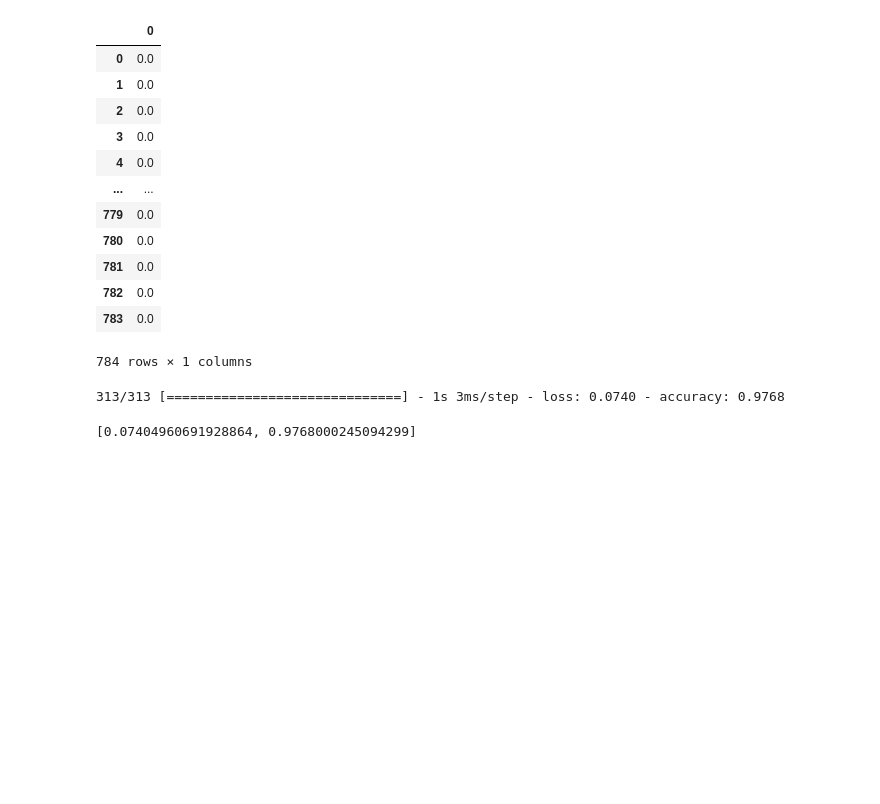
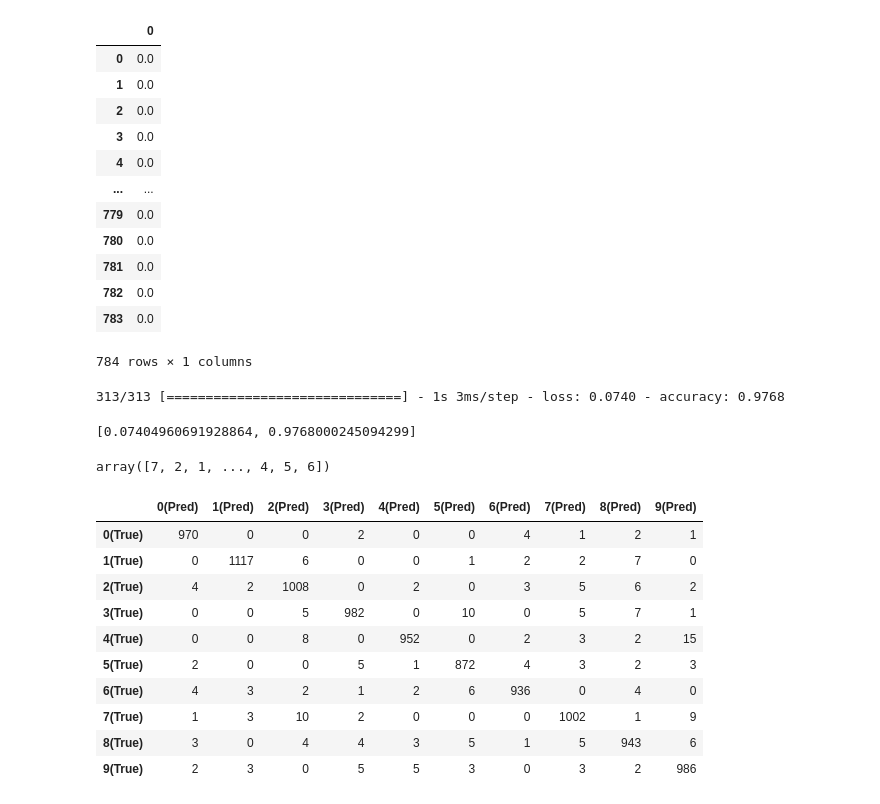
Before and after one commit to Elwing-Chou/ml1206, a Jupyter notebook: mlp.ipynb, the cells around one changed output. Drawn from its saved outputs; the diff is of its cells as text; code cells hidden in the pictures; blank space fills up the shorter version.

```diff
--- a/mlp.ipynb
+++ b/mlp.ipynb
@@ -130,3 +130,27 @@ model.evaluate(x_test_norm, y_test_cat)
 # %% [output]
 313/313 [==============================] - 1s 3ms/step - loss: 0.0740 - accuracy: 0.9768
 [0.07404960691928864, 0.9768000245094299]
+# %%
+pre = model.predict(x_test_norm).argmax(axis=1)
+pre
+# %% [output]
+array([7, 2, 1, ..., 4, 5, 6])
+# %%
+# tensorflow: y_train_cat sklearn: y_train
+from sklearn.metrics import confusion_matrix
+mat = confusion_matrix(y_test, pre)
+pd.DataFrame(mat,
+             index=["{}(True)".format(i) for i in range(10)],
+             columns=["{}(Pred)".format(i) for i in range(10)])
+# %% [output]
+|  | 0(Pred) | 1(Pred) | 2(Pred) | 3(Pred) | 4(Pred) | 5(Pred) | 6(Pred) | 7(Pred) | 8(Pred) | 9(Pred) |
+| 0(True) | 970 | 0 | 0 | 2 | 0 | 0 | 4 | 1 | 2 | 1 |
+| 1(True) | 0 | 1117 | 6 | 0 | 0 | 1 | 2 | 2 | 7 | 0 |
+| 2(True) | 4 | 2 | 1008 | 0 | 2 | 0 | 3 | 5 | 6 | 2 |
+| 3(True) | 0 | 0 | 5 | 982 | 0 | 10 | 0 | 5 | 7 | 1 |
+| 4(True) | 0 | 0 | 8 | 0 | 952 | 0 | 2 | 3 | 2 | 15 |
+| 5(True) | 2 | 0 | 0 | 5 | 1 | 872 | 4 | 3 | 2 | 3 |
+| 6(True) | 4 | 3 | 2 | 1 | 2 | 6 | 936 | 0 | 4 | 0 |
+| 7(True) | 1 | 3 | 10 | 2 | 0 | 0 | 0 | 1002 | 1 | 9 |
+| 8(True) | 3 | 0 | 4 | 4 | 3 | 5 | 1 | 5 | 943 | 6 |
+| 9(True) | 2 | 3 | 0 | 5 | 5 | 3 | 0 | 3 | 2 | 986 |
```
